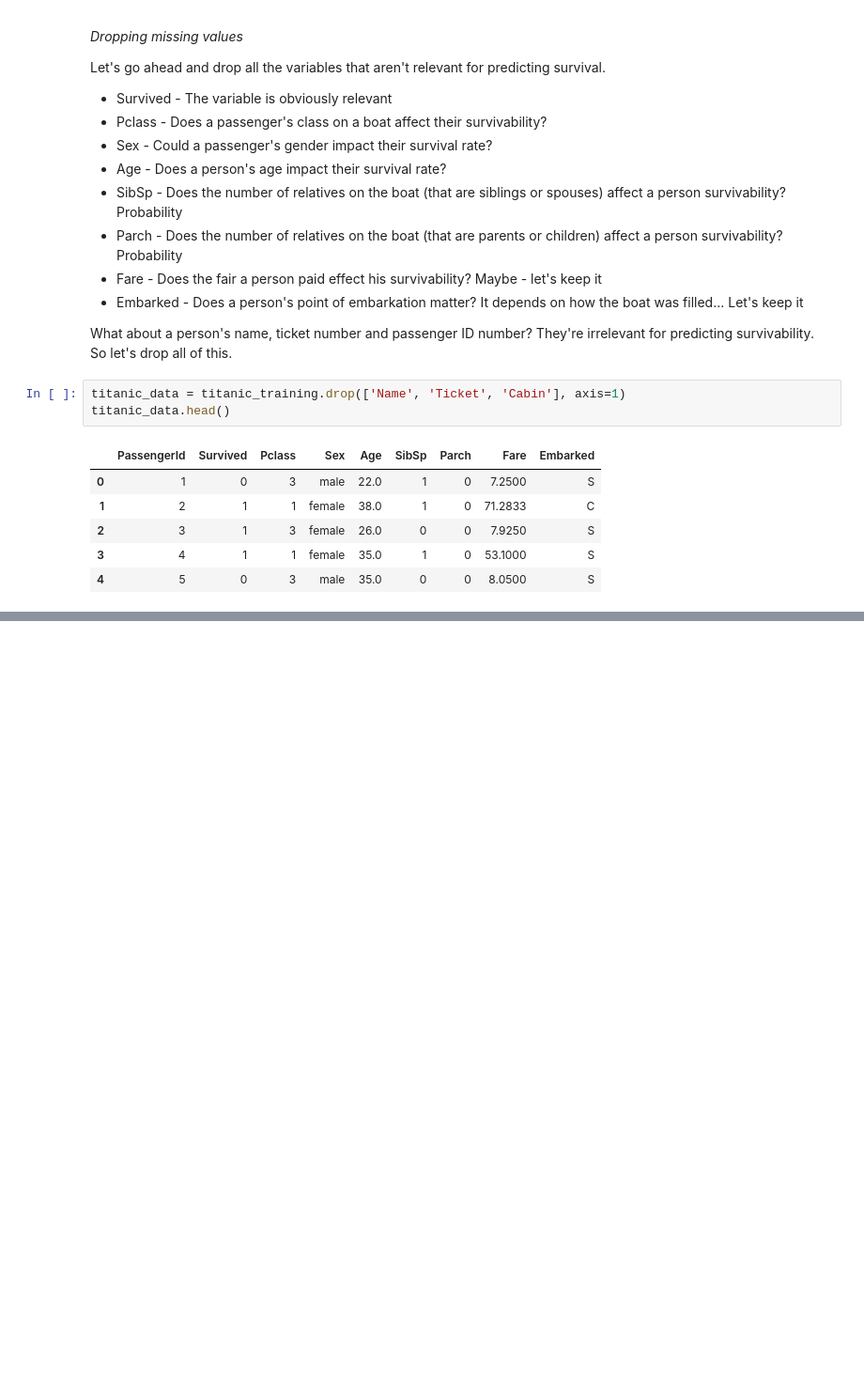
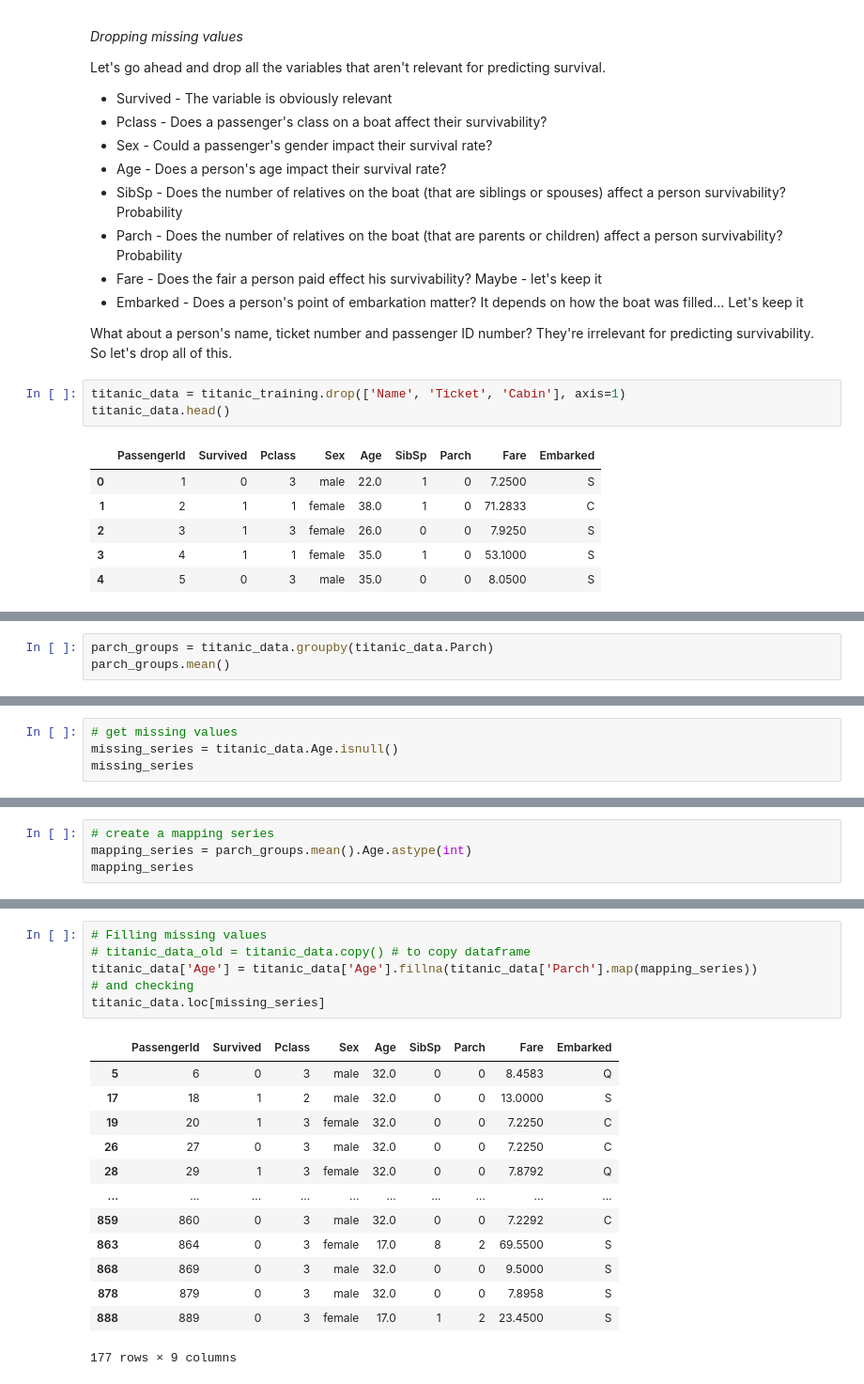
Before and after one commit to gofr1/jupyter-learning, a Jupyter notebook: machine-learning-basics/regression-models/c-logistic-regression.ipynb, the cells around one changed output, grey strips where cells are left out. Shown: that part at 94% size. Cells and saved outputs as stored; diff of their text form; blank space fills up the shorter version.

```diff
--- a/machine-learning-basics/regression-models/c-logistic-regression.ipynb
+++ b/machine-learning-basics/regression-models/c-logistic-regression.ipynb
@@ -148,0 +165,3 @@ titanic_data.head()
+# %%
+parch_groups = titanic_data.groupby(titanic_data.Parch)
+parch_groups.mean()
@@ -148,0 +180,4 @@ titanic_data.head()
+# %%
+# get missing values
+missing_series = titanic_data.Age.isnull()
+missing_series
@@ -148,0 +197,4 @@ titanic_data.head()
+# %%
+# create a mapping series
+mapping_series = parch_groups.mean().Age.astype(int)
+mapping_series
@@ -148,0 +211,20 @@ titanic_data.head()
+# %%
+# Filling missing values
+# titanic_data_old = titanic_data.copy() # to copy dataframe
+titanic_data['Age'] = titanic_data['Age'].fillna(titanic_data['Parch'].map(mapping_series))
+# and checking
+titanic_data.loc[missing_series]
+# %% [output]
+|  | PassengerId | Survived | Pclass | Sex | Age | SibSp | Parch | Fare | Embarked |
+| 5 | 6 | 0 | 3 | male | 32.0 | 0 | 0 | 8.4583 | Q |
+| 17 | 18 | 1 | 2 | male | 32.0 | 0 | 0 | 13.0000 | S |
+| 19 | 20 | 1 | 3 | female | 32.0 | 0 | 0 | 7.2250 | C |
+| 26 | 27 | 0 | 3 | male | 32.0 | 0 | 0 | 7.2250 | C |
+| 28 | 29 | 1 | 3 | female | 32.0 | 0 | 0 | 7.8792 | Q |
+| ... | ... | ... | ... | ... | ... | ... | ... | ... | ... |
+| 859 | 860 | 0 | 3 | male | 32.0 | 0 | 0 | 7.2292 | C |
+| 863 | 864 | 0 | 3 | female | 17.0 | 8 | 2 | 69.5500 | S |
+| 868 | 869 | 0 | 3 | male | 32.0 | 0 | 0 | 9.5000 | S |
+| 878 | 879 | 0 | 3 | male | 32.0 | 0 | 0 | 7.8958 | S |
+| 888 | 889 | 0 | 3 | female | 17.0 | 1 | 2 | 23.4500 | S |
+177 rows × 9 columns
```
Also changed, not shown: parts of 10 cells of this notebook.
